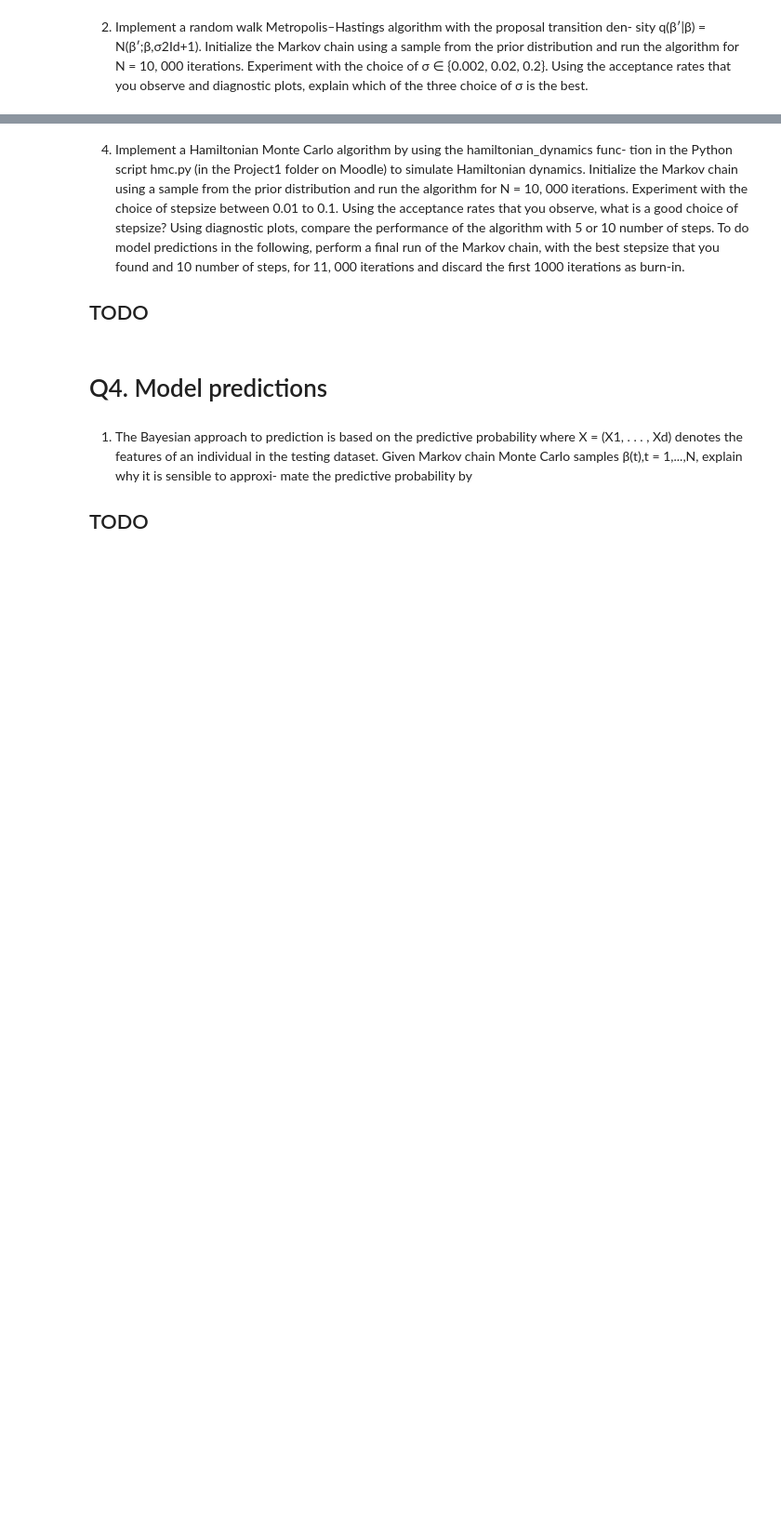
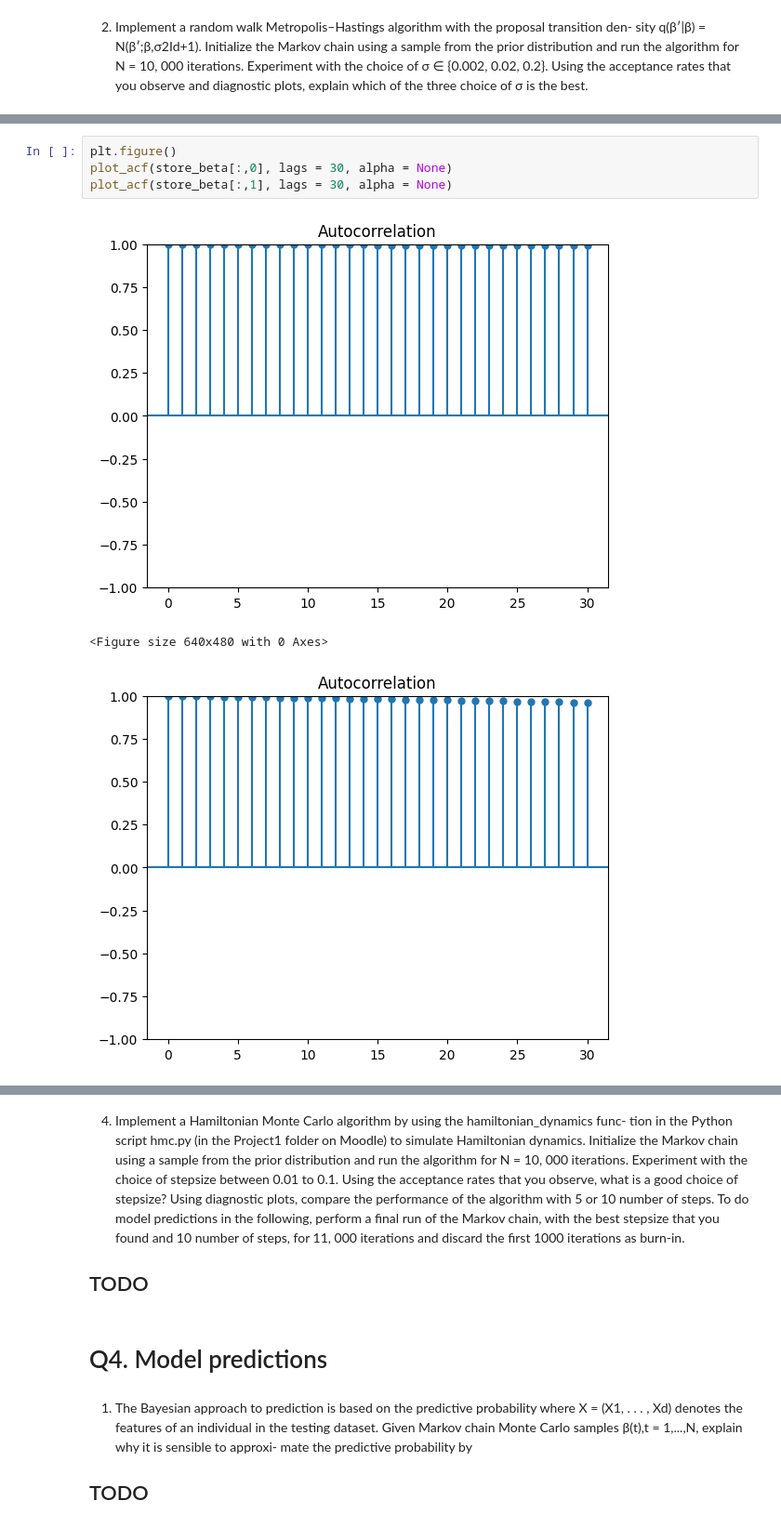
Before and after one commit to omeurer/simulation_based_ESSEC, a Jupyter notebook: project1.ipynb, the cells around one changed output, grey strips where cells are left out. Shown: that part at 93% size. Saved outputs shown, nothing was run; the diff lists cells and outputs as text; blank space fills up the shorter version.

```diff
--- a/project1.ipynb
+++ b/project1.ipynb
@@ -351,0 +410,8 @@ Initialize the Markov chain using a sample from the prior distribution and run t
+# %%
+plt.figure()
+plot_acf(store_beta[:,0], lags = 30, alpha = None)
+plot_acf(store_beta[:,1], lags = 30, alpha = None)
+# %% [output]
+[figure, added]
+<Figure size 640x480 with 0 Axes>
+[figure, added]
```
Also changed, not shown: parts of 19 cells of this notebook.
